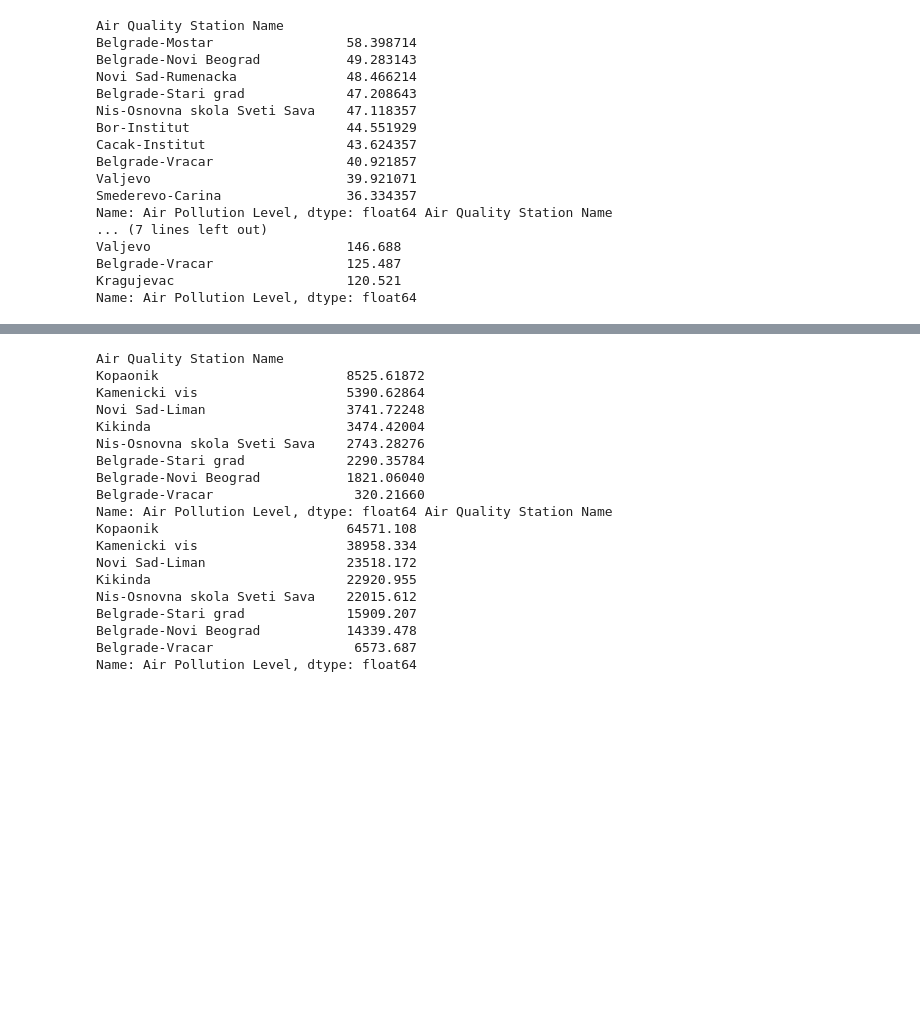
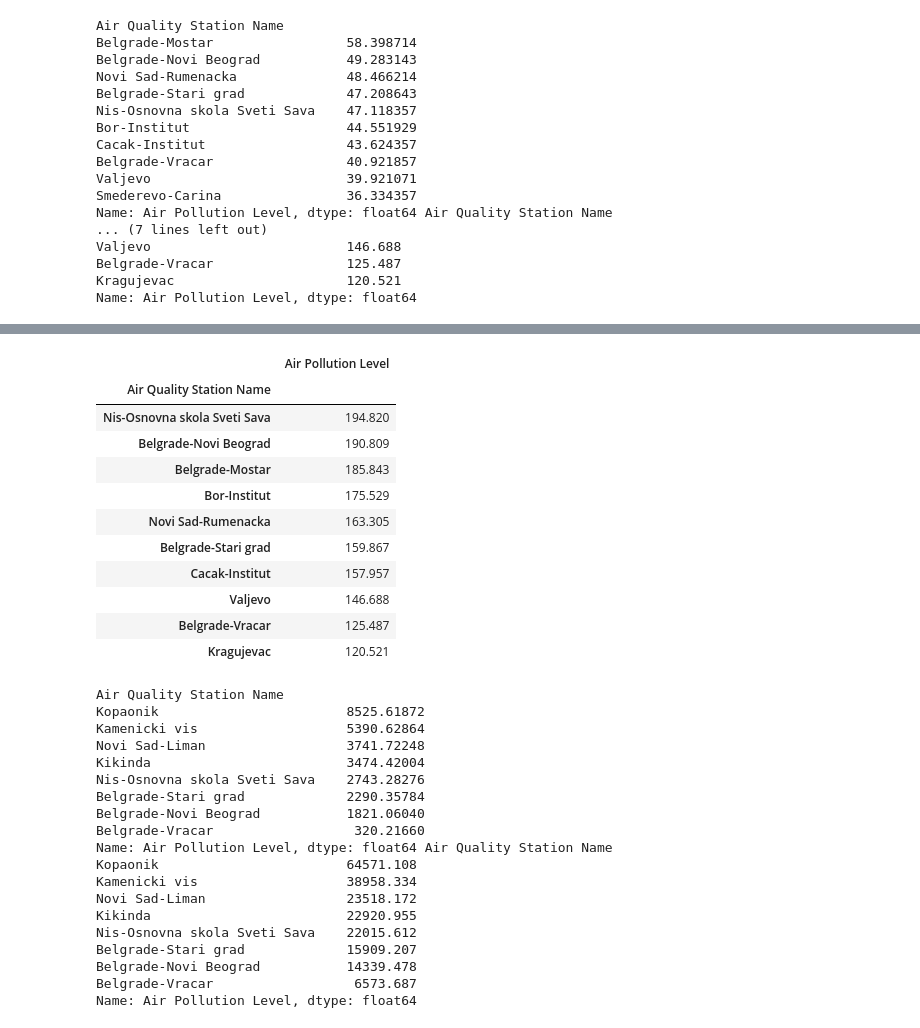
Before and after one commit to makilezx/analysis-of-air-pollution-in-Serbian-cities, a Jupyter notebook: data-analysis-1.ipynb, the cells around one changed output, grey strips where cells are left out. Cells and saved outputs as stored; diff of their text form; code cells hidden in the pictures; blank space fills up the shorter version.

```diff
--- a/data-analysis-1.ipynb
+++ b/data-analysis-1.ipynb
@@ -412,3 +449,20 @@ Name: Air Pollution Level, dtype: float64
+# %%
+#za cp u eksel
+no2test2 = pd.DataFrame(top_NO2_2019_max)
+no2test2
+# %% [output]
+|  | Air Pollution Level |
+| Air Quality Station Name |  |
+| Nis-Osnovna skola Sveti Sava | 194.820 |
+| Belgrade-Novi Beograd | 190.809 |
+| Belgrade-Mostar | 185.843 |
+| Bor-Institut | 175.529 |
+| Novi Sad-Rumenacka | 163.305 |
+| Belgrade-Stari grad | 159.867 |
+| Cacak-Institut | 157.957 |
+| Valjevo | 146.688 |
+| Belgrade-Vracar | 125.487 |
+| Kragujevac | 120.521 |
 # %%
 O3_2019_station_means = O3_2019.groupby('Air Quality Station Name')['Air Pollution Level'].mean()
 top_O3_2019_means = O3_2019_station_means.nlargest(10)
```
Also changed, not shown: parts of 36 cells of this notebook.
